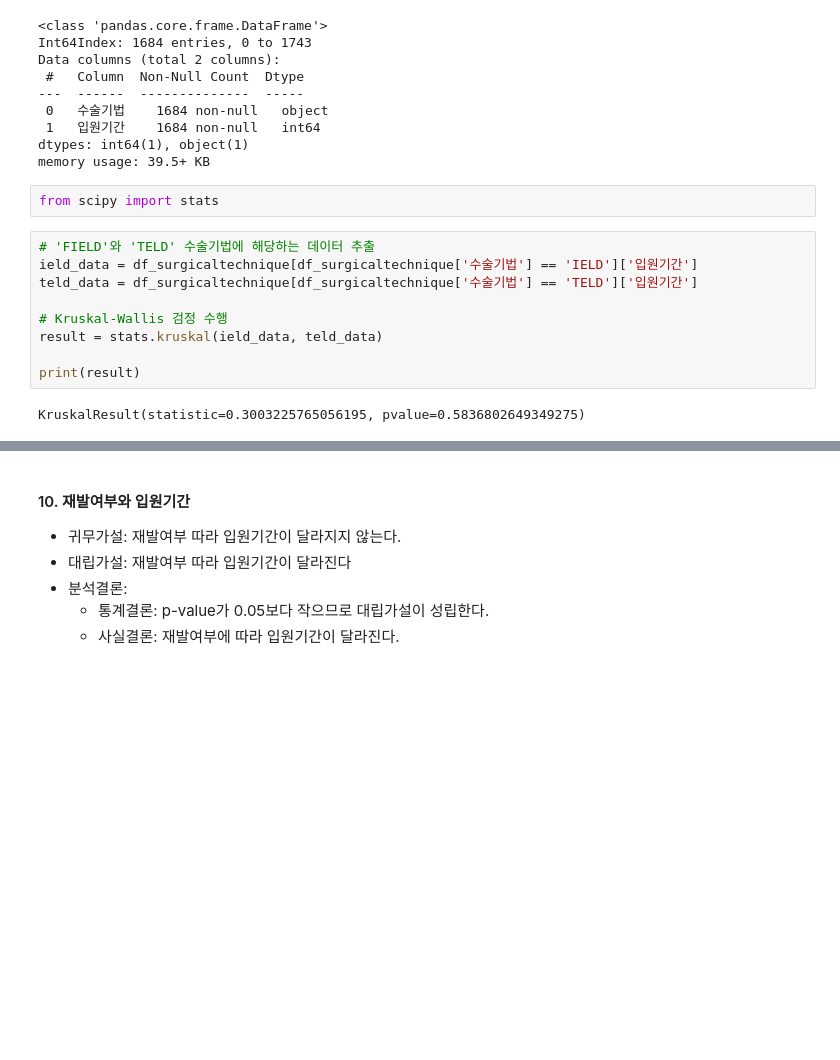
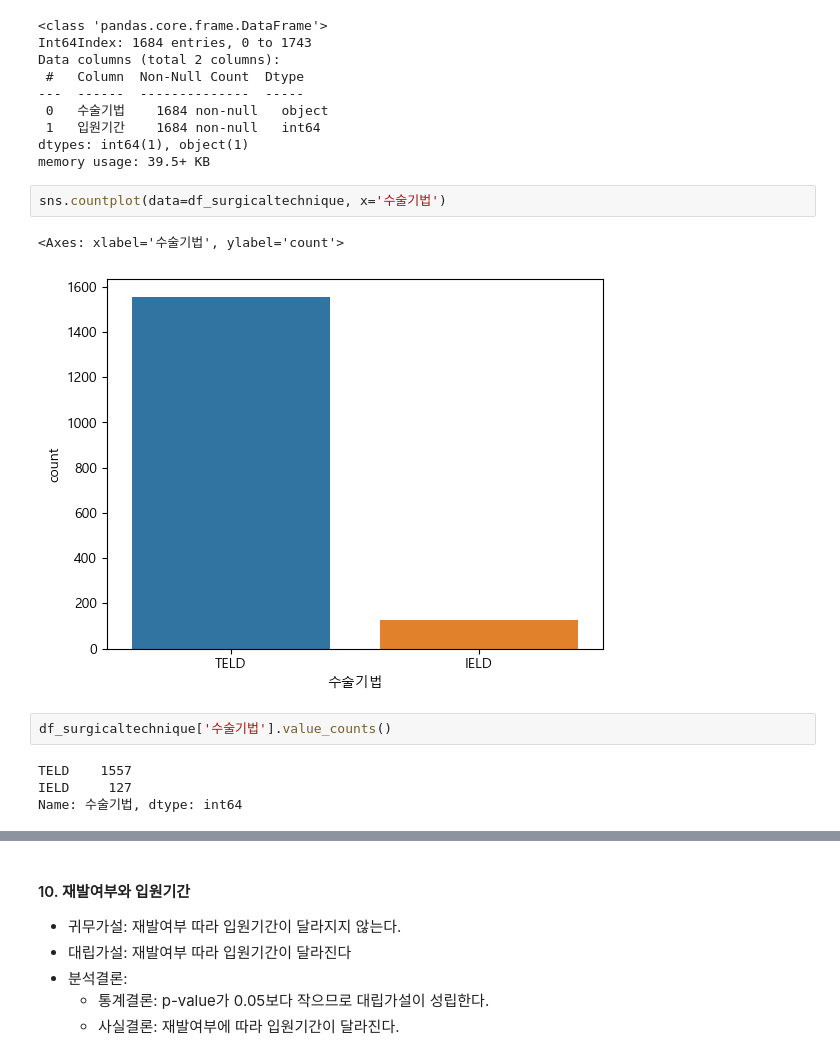
Before and after one commit to dancingKimDH/toy_data_analytics, a Jupyter notebook: codes/CDA/CDA아라.ipynb, the cells around one changed output, grey strips where cells are left out. Saved outputs shown, nothing was run; the diff lists cells and outputs as text; blank space fills up the shorter version.

```diff
--- a/codes/CDA/CDA아라.ipynb
+++ b/codes/CDA/CDA아라.ipynb
@@ -247,16 +247,14 @@ Data columns (total 2 columns):
  1   입원기간    1684 non-null   int64
 dtypes: int64(1), object(1)
 memory usage: 39.5+ KB
-# %%
-from scipy import stats
-# %%
-# 'FIELD'와 'TELD' 수술기법에 해당하는 데이터 추출
-ield_data = df_surgicaltechnique[df_surgicaltechnique['수술기법'] == 'IELD']['입원기간']
-teld_data = df_surgicaltechnique[df_surgicaltechnique['수술기법'] == 'TELD']['입원기간']
-
-# Kruskal-Wallis 검정 수행
-result = stats.kruskal(ield_data, teld_data)
-
-print(result)
-# %% [output]
-KruskalResult(statistic=0.3003225765056195, pvalue=0.5836802649349275)
+# %%
+sns.countplot(data=df_surgicaltechnique, x='수술기법')
+# %% [output]
+<Axes: xlabel='수술기법', ylabel='count'>
+[figure, added]
+# %%
+df_surgicaltechnique['수술기법'].value_counts()
+# %% [output]
+TELD    1557
+IELD     127
+Name: 수술기법, dtype: int64
```
Also changed, not shown: parts of 7 cells of this notebook, 1 other file.
